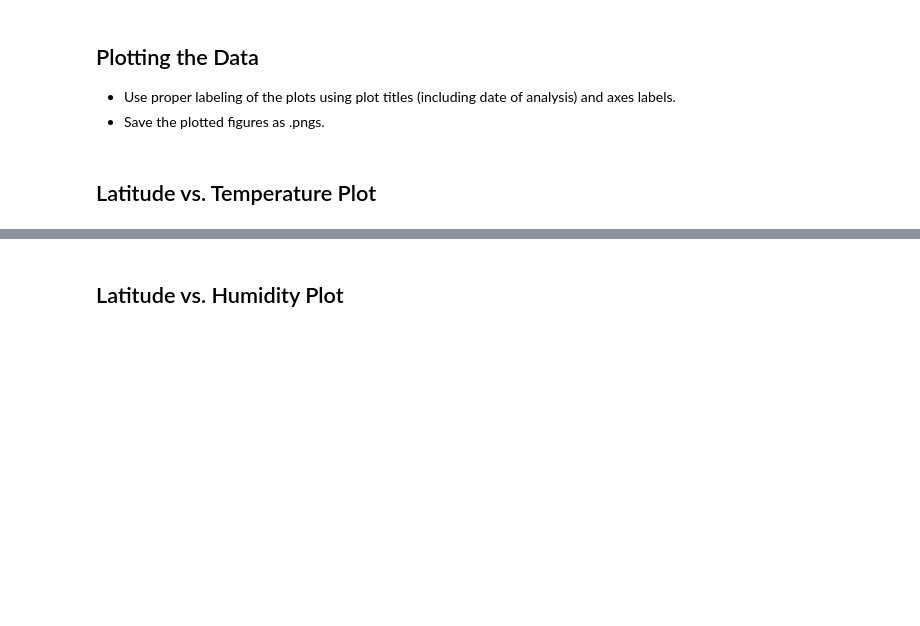
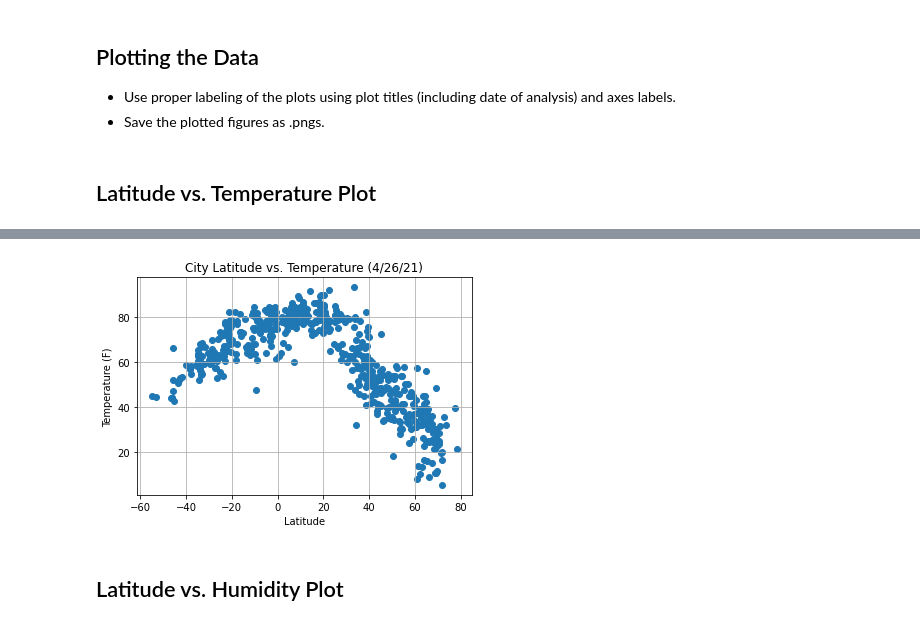
Before and after one commit to sunwoo-kim20/python-api-challenge, a Jupyter notebook: WeatherPy.ipynb, the cells around one changed output, grey strips where cells are left out. Saved outputs shown, nothing was run; the diff lists cells and outputs as text; code cells hidden in the pictures; blank space fills up the shorter version.

```diff
--- a/WeatherPy.ipynb
+++ b/WeatherPy.ipynb
@@ -205,3 +184,12 @@ Int64Index([], dtype='int64')
+# %%
+plt.scatter(weather_df.Lat, weather_df.Temperature)
+plt.title("City Latitude vs. Temperature (4/26/21)")
+plt.xlabel("Latitude")
+plt.ylabel("Temperature (F)")
+plt.grid(True)
+plt.show()
+# %% [output]
+[figure, added]
 # %% [markdown]
 ## Latitude vs. Humidity Plot
 # %%
```
Also changed, not shown: parts of 8 cells of this notebook.
